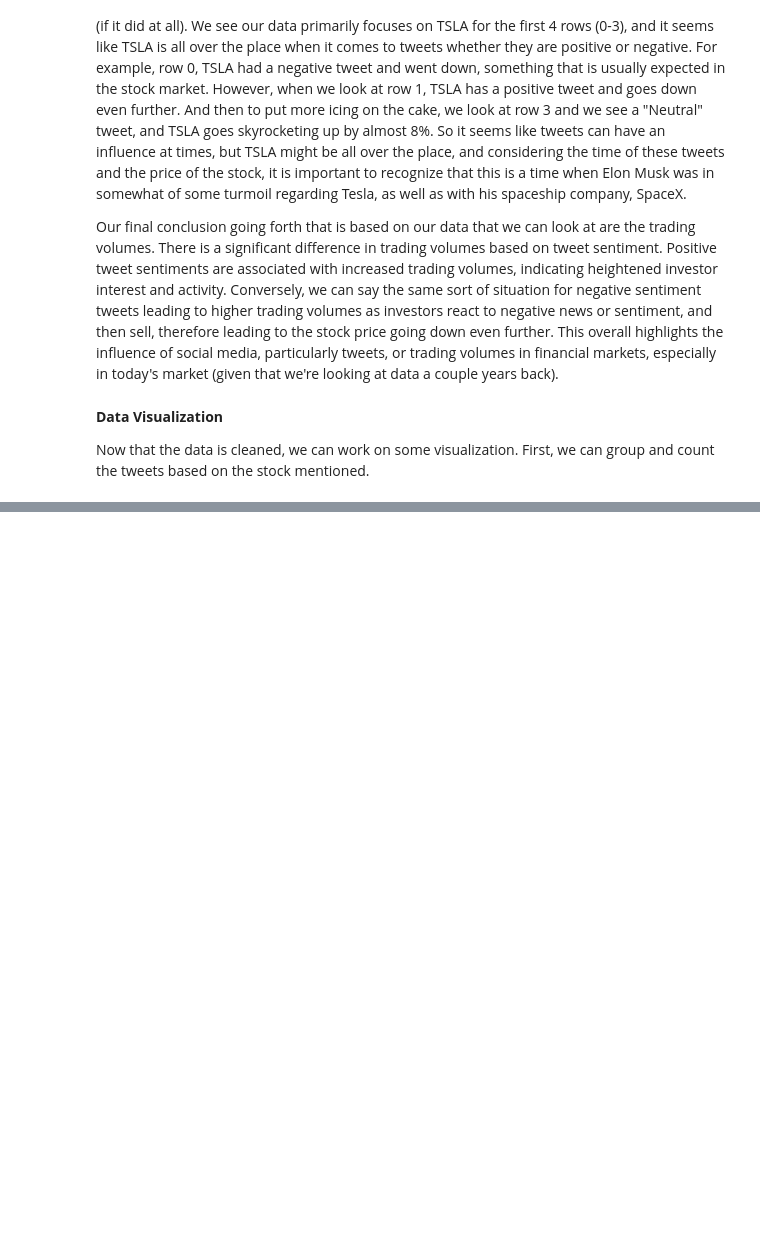
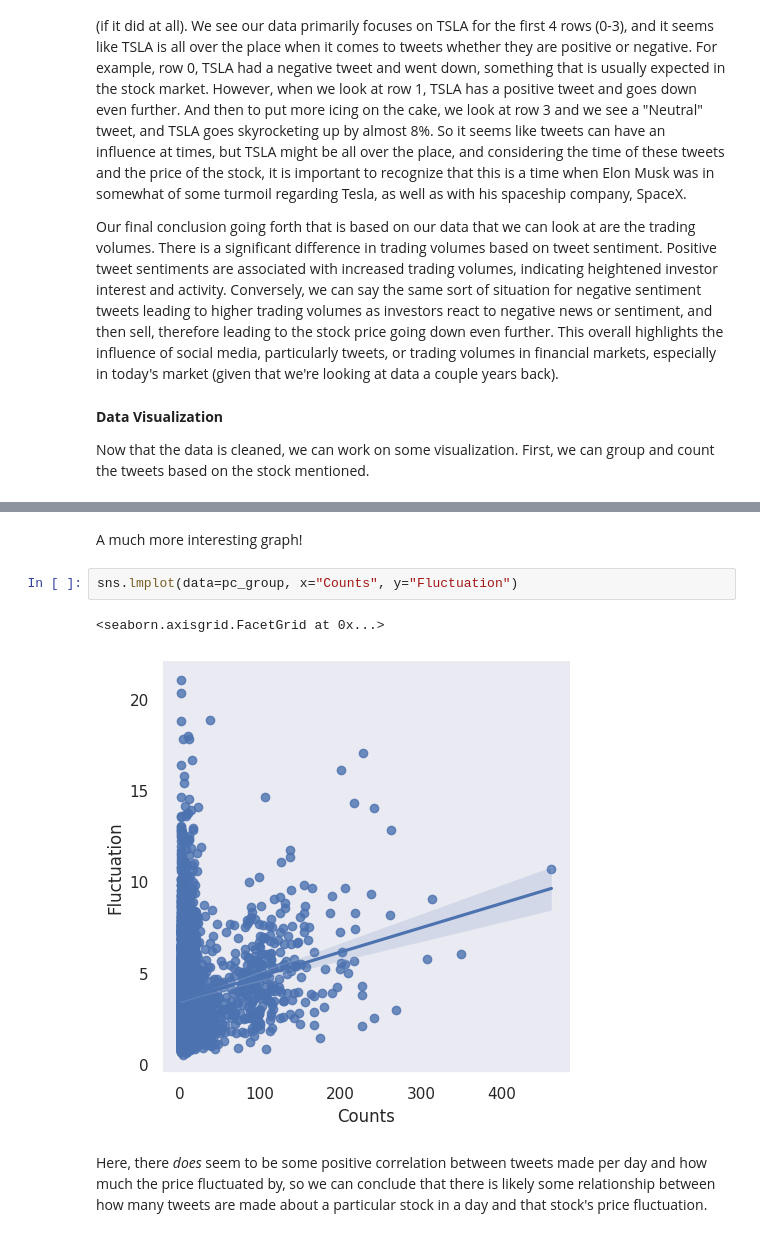
Before and after one commit to mir0codes/CMSC320SummerGroupProject, a Jupyter notebook: Checkpoint_2.ipynb, the cells around one changed output, grey strips where cells are left out. Saved outputs shown, nothing was run; the diff lists cells and outputs as text; blank space fills up the shorter version.

```diff
--- a/Checkpoint_2.ipynb
+++ b/Checkpoint_2.ipynb
@@ -268,0 +315,9 @@ dtype: int64
+# %% [markdown]
+A much more interesting graph!
+# %%
+sns.lmplot(data=pc_group, x="Counts", y="Fluctuation")
+# %% [output]
+<seaborn.axisgrid.FacetGrid at 0x...>
+[figure, added]
+# %% [markdown]
+Here, there *does* seem to be some positive correlation between tweets made per day and how much the price fluctuated by, so we can conclude that there is likely some relationship between how many tweets are made about a particular stock in a day and that stock's price fluctuation.
```
Also changed, not shown: parts of 10 cells of this notebook.
